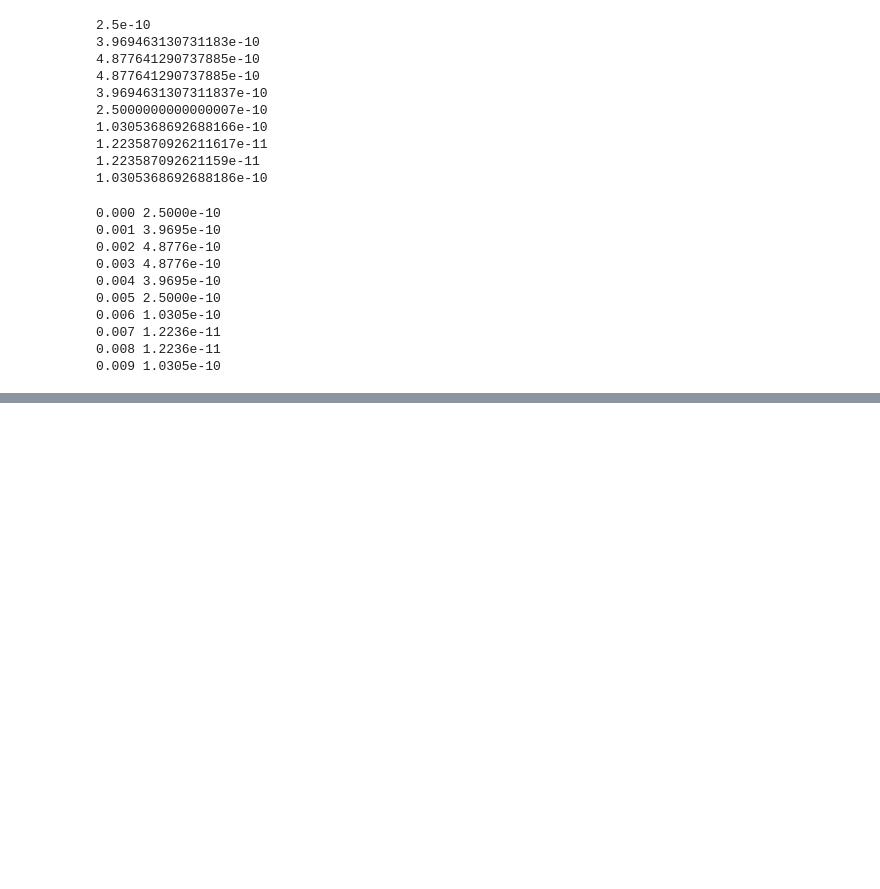
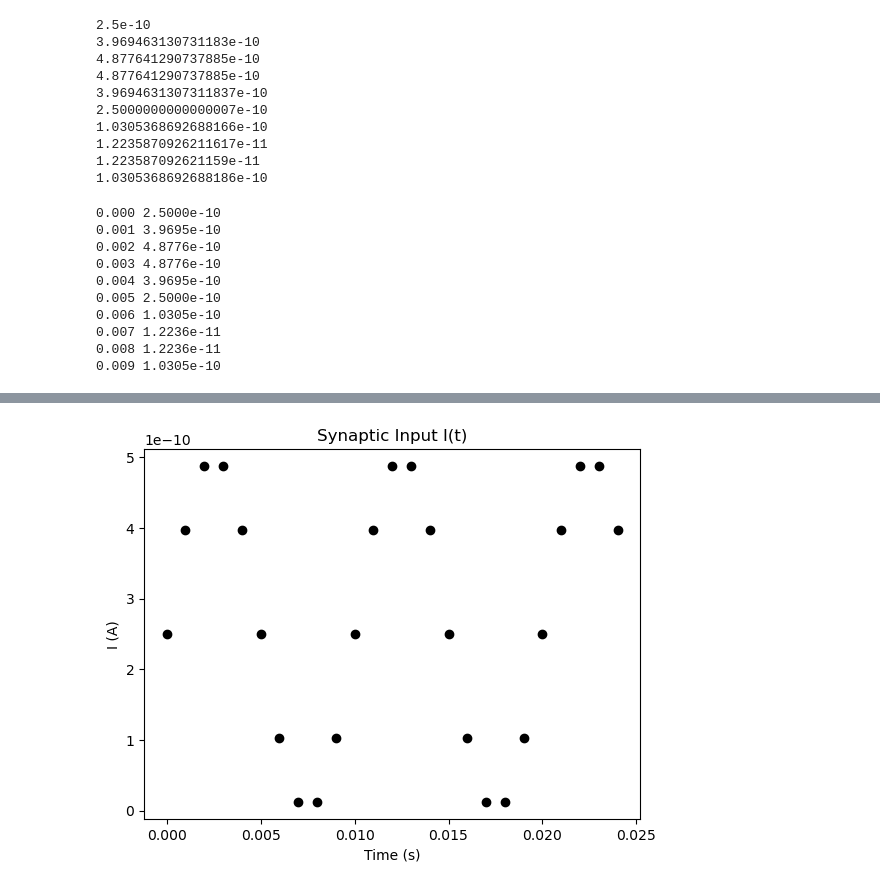
Before and after one commit to 322Simon/Neuromatchacademy, a Jupyter notebook: LIF_Neuron_Part_I.ipynb, the cells around one changed output, grey strips where cells are left out. Saved outputs shown, nothing was run; the diff lists cells and outputs as text; code cells hidden in the pictures; blank space fills up the shorter version.

```diff
--- a/LIF_Neuron_Part_I.ipynb
+++ b/LIF_Neuron_Part_I.ipynb
@@ -64,3 +66,21 @@ for step in range(step_end):
 0.007 1.2236e-11
 0.008 1.2236e-11
 0.009 1.0305e-10
+# %%
+# Initialize step_end and v0
+step_end = 10
+v = el
+
+# Loop for step_end steps
+for step in range(step_end):
+  # Compute value of t
+  t = step * dt
+
+  # Compute value of i at this time step
+  i = i_mean * (1 + np.sin((t * 2 * np.pi) / 0.01))
+
+  # Compute v
+  v = v + (dt / tau) * (el - v + r * i)
+
+  # Print value of t and v
+  print(f"{t:.3f} {v:.4e}")
@@ -66,0 +98,26 @@ for step in range(step_end):
+# %%
+# Initialize step_end
+step_end = 25
+
+# Initialize the figure
+plt.figure()
+plt.title("Synaptic Input I(t)")
+plt.xlabel("Time (s)")
+plt.ylabel("I (A)")
+
+# Loop for step_end steps
+for step in range(step_end):
+
+  # Compute value of t
+  t = step * dt
+
+  # Compute value of i at this time step
+  i = i_mean * (1 + np.sin((t * 2 * np.pi) / 0.01))
+
+  # Plot i (use 'ko' to get small black dots (short for color='k' and marker = 'o'))
+  plt.plot(t, i, 'ko')
+
+# Display the plot
+plt.show()
+# %% [output]
+[figure, added]
```
Also changed, not shown: parts of 4 cells of this notebook.
